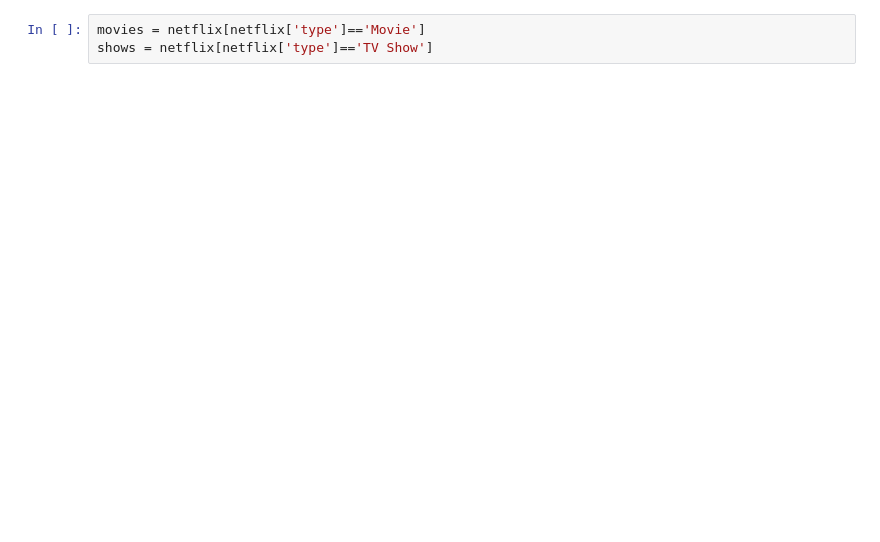
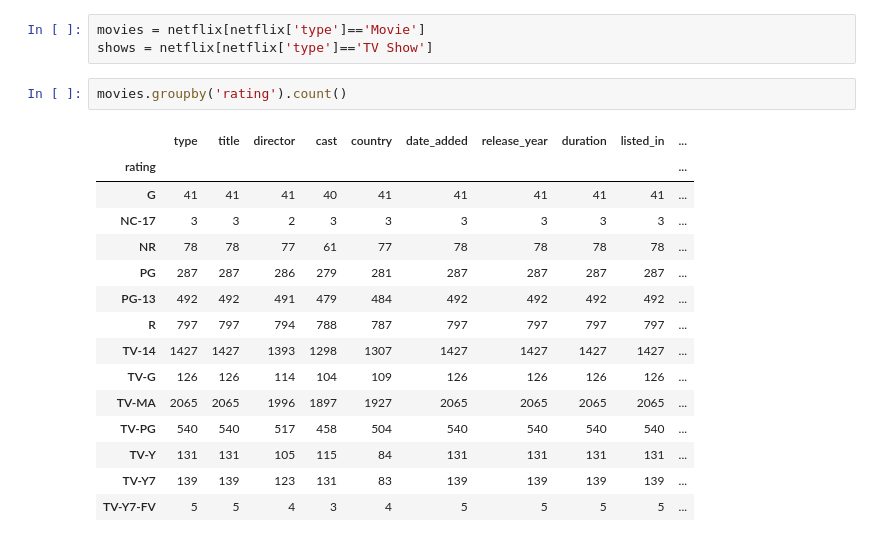
Before and after one commit to rfontao/PRI, a Jupyter notebook: notebooks/analysis_netflix.ipynb, the cells around one changed output. Cells and saved outputs as stored; diff of their text form; blank space fills up the shorter version.

```diff
--- a/notebooks/analysis_netflix.ipynb
+++ b/notebooks/analysis_netflix.ipynb
@@ -22,4 +22,22 @@ netflix.head()
 # %%
 movies = netflix[netflix['type']=='Movie']
 shows = netflix[netflix['type']=='TV Show']
+# %%
+movies.groupby('rating').count()
+# %% [output]
+|  | type | title | director | cast | country | date_added | release_year | duration | listed_in | ... |
+| rating |  |  |  |  |  |  |  |  |  | ... |
+| G | 41 | 41 | 41 | 40 | 41 | 41 | 41 | 41 | 41 | ... |
+| NC-17 | 3 | 3 | 2 | 3 | 3 | 3 | 3 | 3 | 3 | ... |
+| NR | 78 | 78 | 77 | 61 | 77 | 78 | 78 | 78 | 78 | ... |
+| PG | 287 | 287 | 286 | 279 | 281 | 287 | 287 | 287 | 287 | ... |
+| PG-13 | 492 | 492 | 491 | 479 | 484 | 492 | 492 | 492 | 492 | ... |
+| R | 797 | 797 | 794 | 788 | 787 | 797 | 797 | 797 | 797 | ... |
+| TV-14 | 1427 | 1427 | 1393 | 1298 | 1307 | 1427 | 1427 | 1427 | 1427 | ... |
+| TV-G | 126 | 126 | 114 | 104 | 109 | 126 | 126 | 126 | 126 | ... |
+| TV-MA | 2065 | 2065 | 1996 | 1897 | 1927 | 2065 | 2065 | 2065 | 2065 | ... |
+| TV-PG | 540 | 540 | 517 | 458 | 504 | 540 | 540 | 540 | 540 | ... |
+| TV-Y | 131 | 131 | 105 | 115 | 84 | 131 | 131 | 131 | 131 | ... |
+| TV-Y7 | 139 | 139 | 123 | 131 | 83 | 139 | 139 | 139 | 139 | ... |
+| TV-Y7-FV | 5 | 5 | 4 | 3 | 4 | 5 | 5 | 5 | 5 | ... |
 # %%
```
Also changed, not shown: parts of 4 cells of this notebook, 3 other files.
